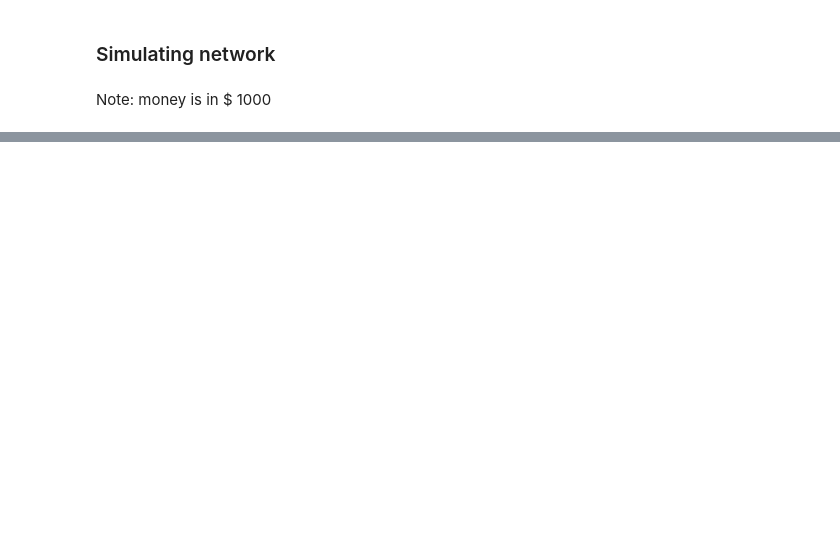
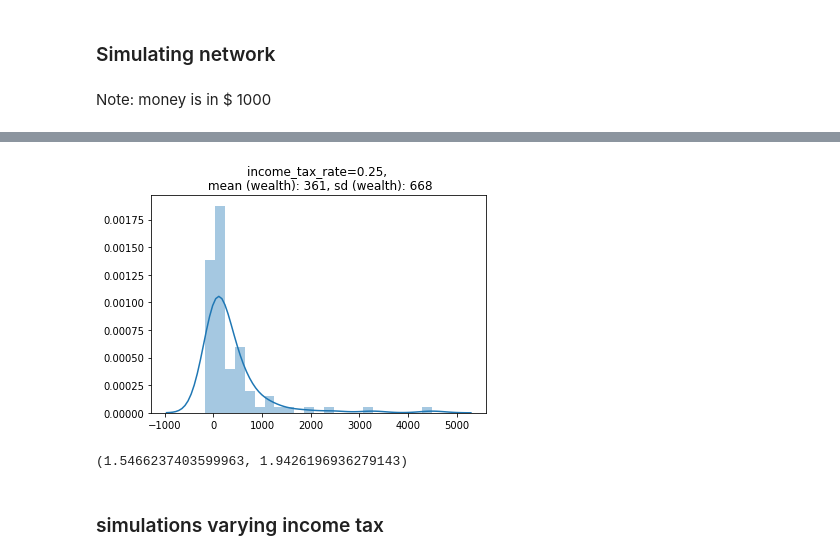
Before and after one commit to saran-sankar/econ-net, a Jupyter notebook: economic_network.ipynb, the cells around one changed output, grey strips where cells are left out. Cells and saved outputs as stored; diff of their text form; code cells hidden in the pictures; blank space fills up the shorter version.

```diff
--- a/economic_network.ipynb
+++ b/economic_network.ipynb
@@ -50,7 +45,7 @@ def initiate(num_people, num_companies):
     return G, P, C, people_index, company_index
 # %%
 def marginal_contribution_of_employee(c, v):
-    return np.sqrt((C[c]["utility"])**2+v) - C[c]["utility"]
+    return 24 * (np.sqrt((C[c]["capital"])**2+v) - C[c]["capital"])
 # %%
 def hire(c, v):
     #print(marginal_contribution_of_employee(c, v), c)
@@ -192,0 +233,9 @@ plt.show()
+# %%
+sns.distplot(wealth).set_title(f'income_tax_rate={income_tax_rate}, \n mean (wealth): {int(mean_wealth)}, sd (wealth): {int(sd_wealth)}')
+plt.savefig(f"tax={income_tax_rate}.jpg")
+# %% [output]
+[figure, added]
+# %%
+np.mean(income), np.sqrt(np.var(income))
+# %% [output]
+(1.5466237403599963, 1.9426196936279143)
@@ -192,0 +244,2 @@ plt.show()
+# %% [markdown]
+### simulations varying income tax
```
Also changed, not shown: parts of 25 cells of this notebook, 1 other file.
